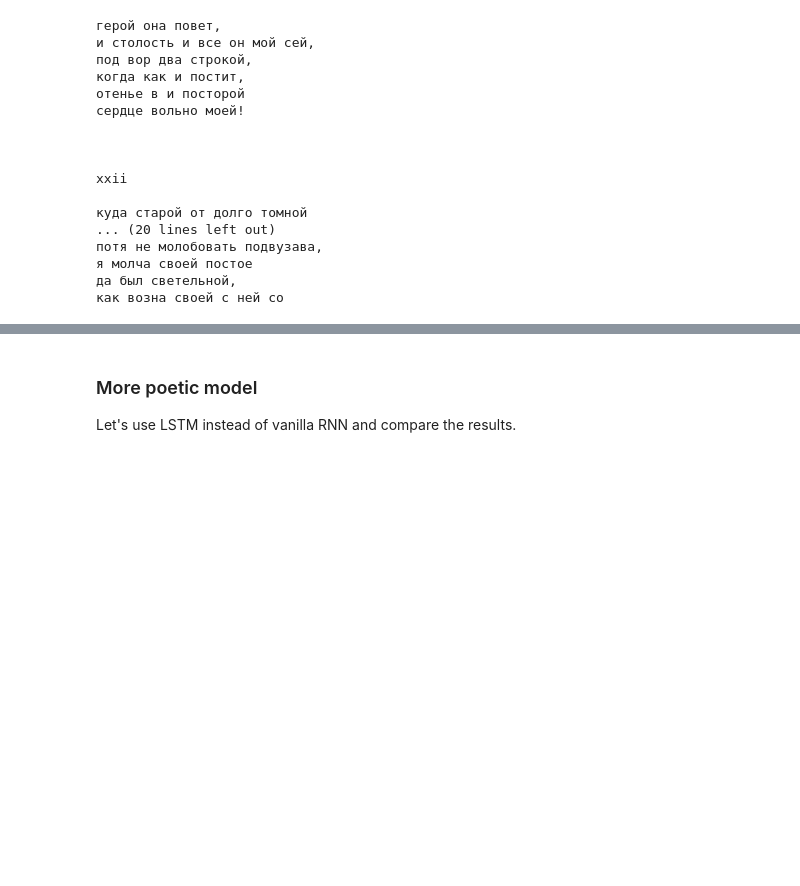
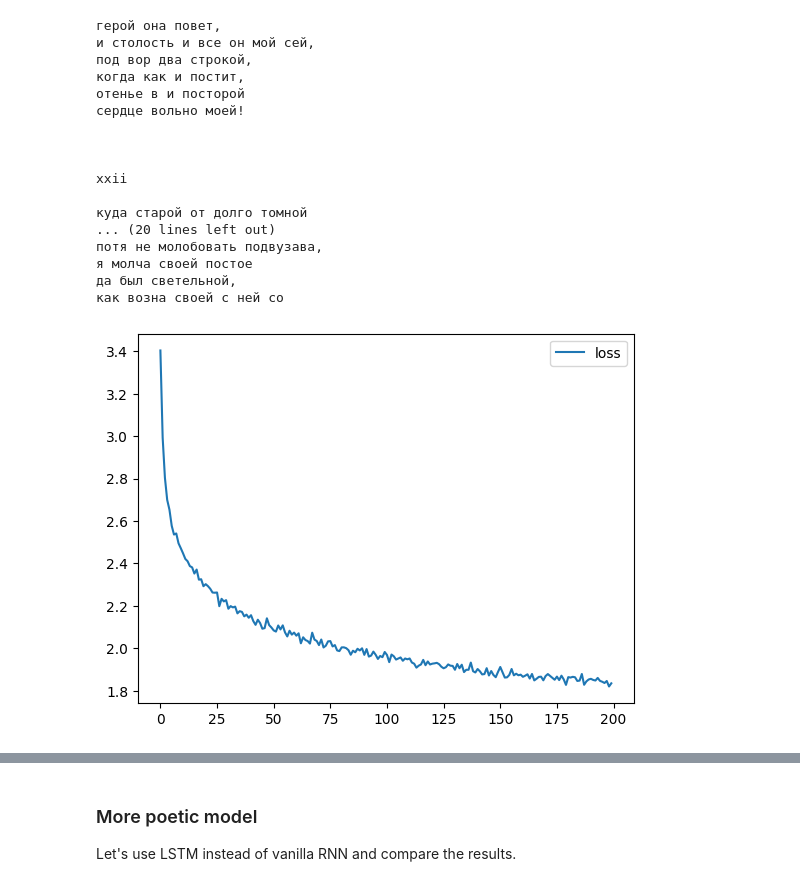
Before and after one commit to EvgenVer/ml_course, a Jupyter notebook: homeworks/lab02_deep_learning/Lab2_DL_part3_poetry.ipynb, the cells around one changed output, grey strips where cells are left out. Cells and saved outputs as stored; diff of their text form; code cells hidden in the pictures; blank space fills up the shorter version.

```diff
--- a/homeworks/lab02_deep_learning/Lab2_DL_part3_poetry.ipynb
+++ b/homeworks/lab02_deep_learning/Lab2_DL_part3_poetry.ipynb
@@ -316,13 +316,48 @@ class CharRNNLoop(nn.Module):
 
     def forward(self, x):
         assert isinstance(x.data, torch.LongTensor)
-        h_seq, hid_state = self.rnn(self.emb(x))
+        h_seq, _ = self.rnn(self.emb(x))
         next_logits = self.hid_to_logits(h_seq)
-        return next_logits, hid_state
+        return next_logits
 
 model = CharRNNLoop().to(device)
 opt = torch.optim.Adam(model.parameters())
 loss_func = nn.CrossEntropyLoss()
 loss_history = []
-n_epochs = 100
+n_epochs = 200
 batch_size = 256
+# %%
+for ep in range(n_epochs):
+    ep_loss = []
+    for i in range(len(text) % batch_size):
+        start_batch = np.random.randint(0, len(text)-batch_size-1)
+        batch = encod(text[start_batch:start_batch+batch_size])
+        batch = torch.tensor(batch, dtype=torch.int64)
+        batch = batch.view(1, batch_size)
+        batch = batch.to(device)
+
+        logits_seq = model(batch)
+
+        pred_logits = logits_seq[:, :-1]
+        actual_next_tokens = batch[:, 1:]
+
+
+        loss = loss_func(
+            pred_logits.reshape((-1, num_tokens)),
+            actual_next_tokens.reshape(-1)
+        )
+
+        loss.backward()
+        opt.step()
+        opt.zero_grad()
+
+        ep_loss.append(loss.item())
+
+    loss_history.append(np.mean(ep_loss))
+
+    clear_output(True)
+    plt.plot(loss_history,label='loss')
+    plt.legend()
+    plt.show()
+# %% [output]
+[figure, added]
```
Also changed, not shown: parts of 2 cells of this notebook.
